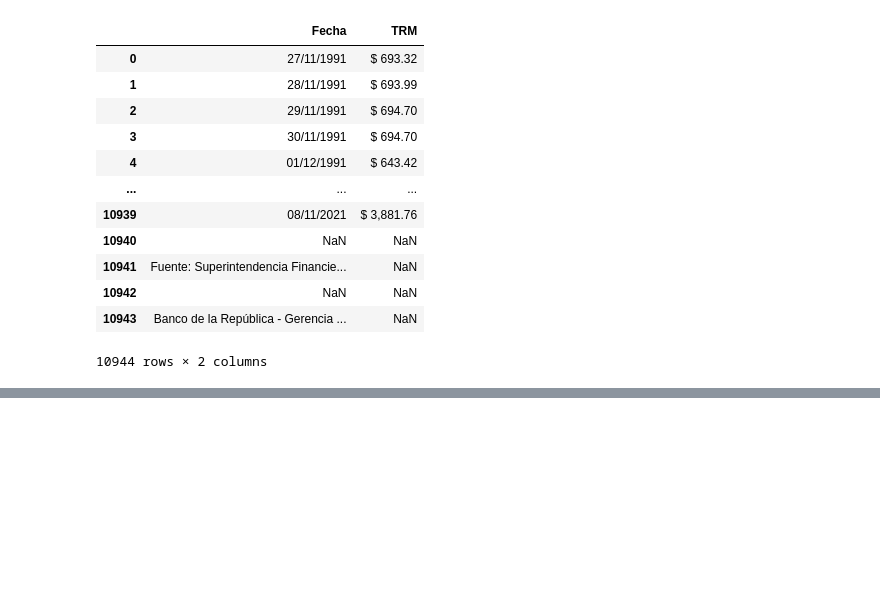
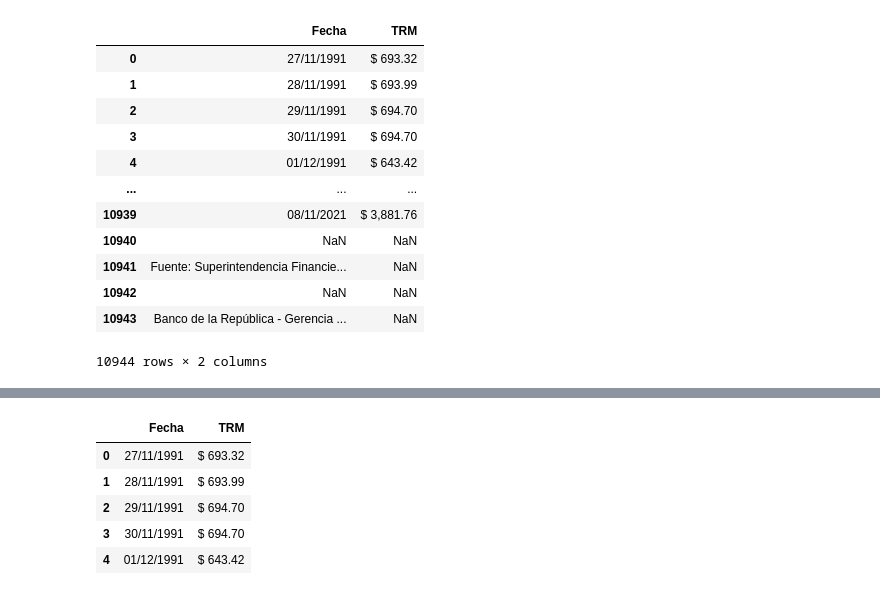
Before and after one commit to AngieCat26/MujeresDigitales, a Jupyter notebook: proyecto.ipynb, the cells around one changed output, grey strips where cells are left out. Cells and saved outputs as stored; diff of their text form; code cells hidden in the pictures; blank space fills up the shorter version.

```diff
--- a/proyecto.ipynb
+++ b/proyecto.ipynb
@@ -29,0 +65,9 @@ KeyError: ignored
+# %%
+df.head()
+# %% [output]
+|  | Fecha | TRM |
+| 0 | 27/11/1991 | $ 693.32 |
+| 1 | 28/11/1991 | $ 693.99 |
+| 2 | 29/11/1991 | $ 694.70 |
+| 3 | 30/11/1991 | $ 694.70 |
+| 4 | 01/12/1991 | $ 643.42 |
```
Also changed, not shown: parts of 13 cells of this notebook.
